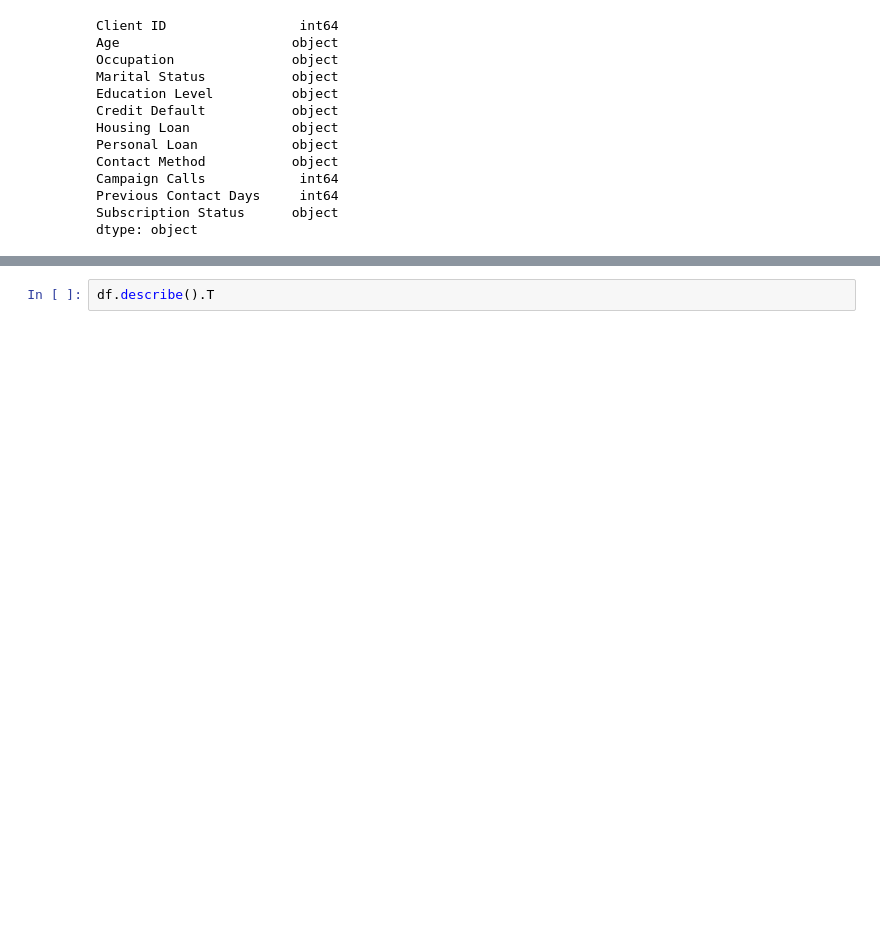
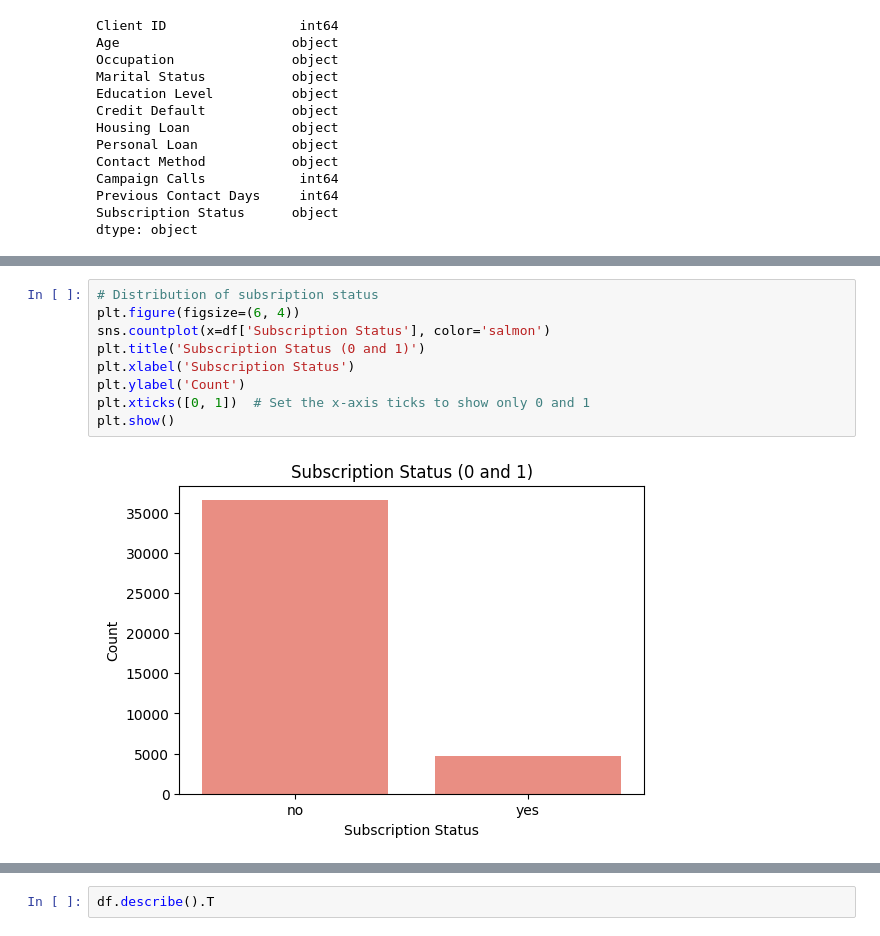
Before and after one commit to jayelinjiaqi/aiap20-jaye-lin-jiaqi-945I, a Jupyter notebook: eda.ipynb, the cells around one changed output, grey strips where cells are left out. Cells and saved outputs as stored; diff of their text form; blank space fills up the shorter version.

```diff
--- a/eda.ipynb
+++ b/eda.ipynb
@@ -124,0 +147,11 @@ for column in df.columns:
+# %%
+# Distribution of subsription status
+plt.figure(figsize=(6, 4))
+sns.countplot(x=df['Subscription Status'], color='salmon')
+plt.title('Subscription Status (0 and 1)')
+plt.xlabel('Subscription Status')
+plt.ylabel('Count')
+plt.xticks([0, 1])  # Set the x-axis ticks to show only 0 and 1
+plt.show()
+# %% [output]
+[figure, added]
```
Also changed, not shown: parts of 16 cells of this notebook, 2 other files.
